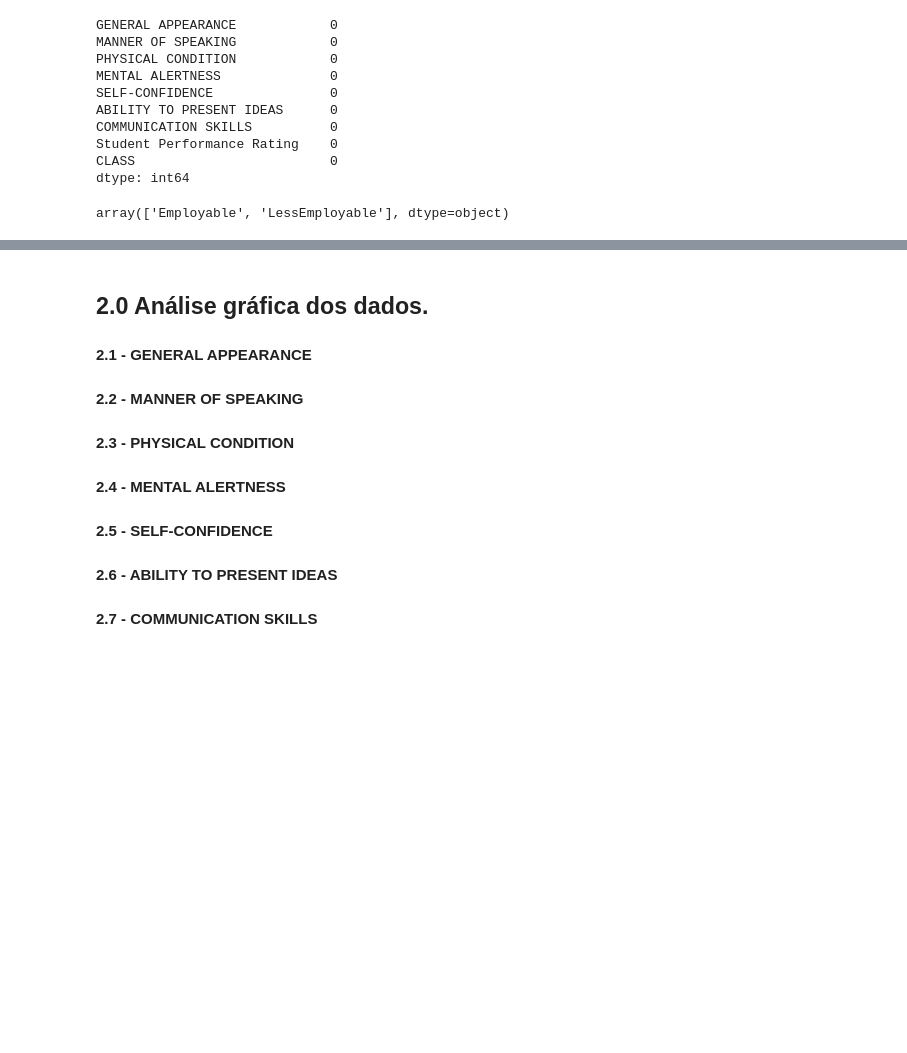
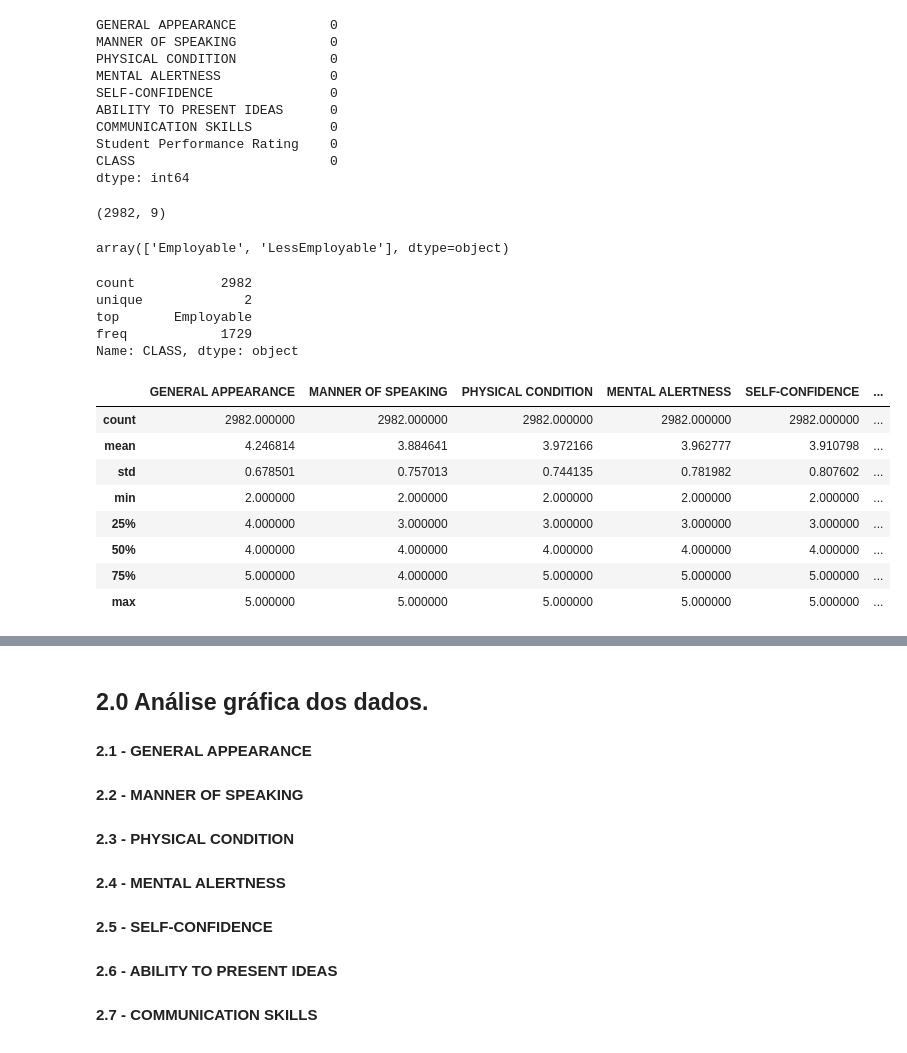
Before and after one commit to Jefferson170713/Data_Science, a Jupyter notebook: Machine Learn/Employability/Analise de empregabilidade dos estudantes.ipynb, the cells around one changed output, grey strips where cells are left out. Saved outputs shown, nothing was run; the diff lists cells and outputs as text; code cells hidden in the pictures; blank space fills up the shorter version.

```diff
--- a/Machine Learn/Employability/Analise de empregabilidade dos estudantes.ipynb
+++ b/Machine Learn/Employability/Analise de empregabilidade dos estudantes.ipynb
@@ -62,8 +59,32 @@ COMMUNICATION SKILLS          0
 Student Performance Rating    0
 CLASS                         0
 dtype: int64
+# %%
+df.shape
+# %% [output]
+(2982, 9)
 # %%
 df['CLASS'].unique()
 # Como só tem dois valores, este será nossa label que iremos prever.
 # %% [output]
 array(['Employable', 'LessEmployable'], dtype=object)
+# %%
+df['CLASS'].describe()
+# %% [output]
+count           2982
+unique             2
+top       Employable
+freq            1729
+Name: CLASS, dtype: object
+# %%
+df.describe()
+# %% [output]
+|  | GENERAL APPEARANCE | MANNER OF SPEAKING | PHYSICAL CONDITION | MENTAL ALERTNESS | SELF-CONFIDENCE | ... |
+| count | 2982.000000 | 2982.000000 | 2982.000000 | 2982.000000 | 2982.000000 | ... |
+| mean | 4.246814 | 3.884641 | 3.972166 | 3.962777 | 3.910798 | ... |
+| std | 0.678501 | 0.757013 | 0.744135 | 0.781982 | 0.807602 | ... |
+| min | 2.000000 | 2.000000 | 2.000000 | 2.000000 | 2.000000 | ... |
+| 25% | 4.000000 | 3.000000 | 3.000000 | 3.000000 | 3.000000 | ... |
+| 50% | 4.000000 | 4.000000 | 4.000000 | 4.000000 | 4.000000 | ... |
+| 75% | 5.000000 | 4.000000 | 5.000000 | 5.000000 | 5.000000 | ... |
+| max | 5.000000 | 5.000000 | 5.000000 | 5.000000 | 5.000000 | ... |
```
Also changed, not shown: parts of 19 cells of this notebook, 1 other file.
